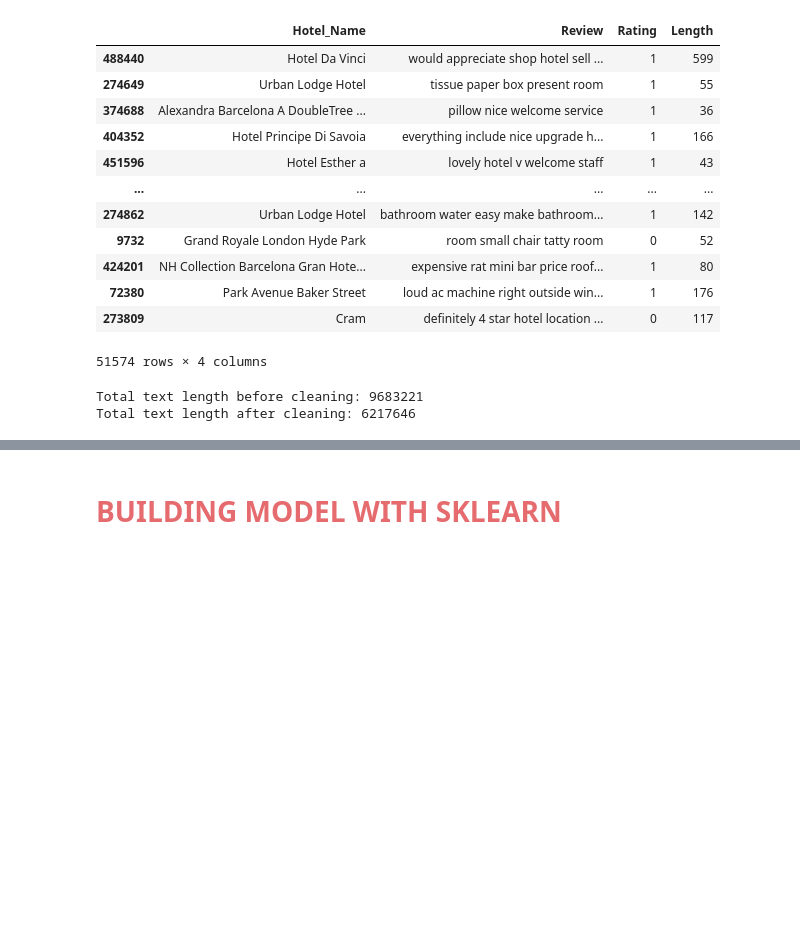
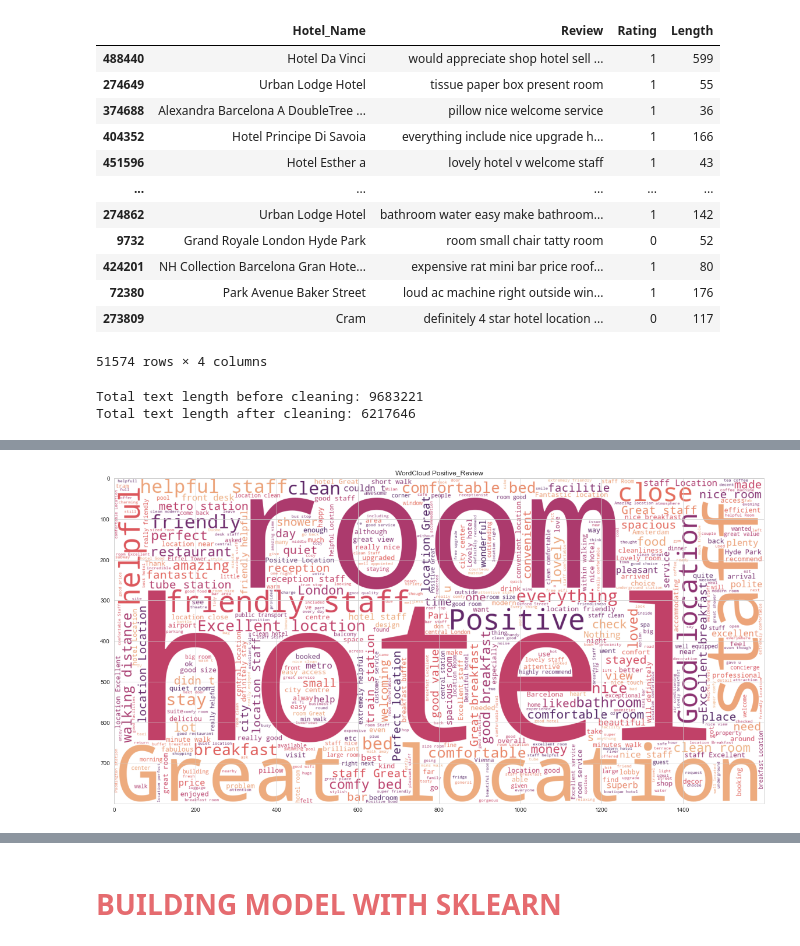
Before and after one commit to rkouak2s/customer_review, a Jupyter notebook: analysis.ipynb, the cells around one changed output, grey strips where cells are left out. Drawn from its saved outputs; the diff is of its cells as text; code cells hidden in the pictures; blank space fills up the shorter version.

```diff
--- a/analysis.ipynb
+++ b/analysis.ipynb
@@ -262,3 +286,12 @@ plt.imshow(wc)
+# %%
+plt.figure(figsize=(20,20))
+wc_positive_r = WordCloud(max_words=1000, min_font_size=10,
+                          height=800,width=1600,background_color="white", colormap='flare').generate(' '.join(data["Positive_Review"]))
+plt.title("WordCloud Positive_Review")
+plt.imshow(wc_positive_r)
+plt.savefig("WordCloudPositiveReview.pdf", format="pdf",bbox_inches="tight")
+# %% [output]
+[figure, added]
 # %%
 df['Rating'].value_counts()
 # %% [output]
```
Also changed, not shown: parts of 20 cells of this notebook, 8 other files.
